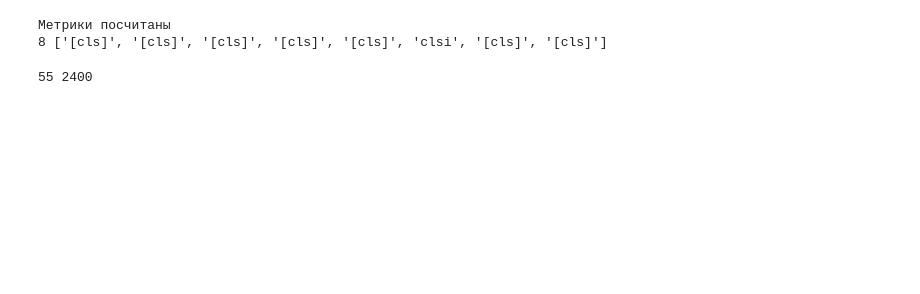
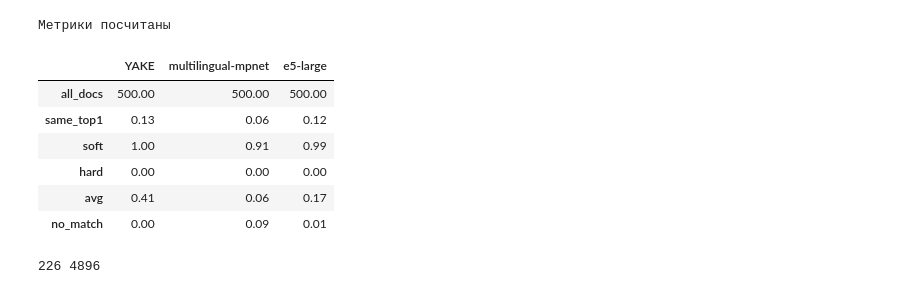
Before and after one commit to Ramnck/term-vector-extraction, a Jupyter notebook: vaildate.ipynb, the cells around one changed output. Cells and saved outputs as stored; diff of their text form; code cells hidden in the pictures; blank space fills up the shorter version.

```diff
--- a/vaildate.ipynb
+++ b/vaildate.ipynb
@@ -1,5 +1,5 @@
 # %%
-name_of_experiment = "term_vectors_rel"
+name_of_experiment = "500_raw_rel"
 output_file = "eval.json"
 # %%
 # Посчитать метрики
@@ -250,6 +238,5 @@ print(np.mean(num))
 # %%
 # Сравнить готовые терм вектора с полученными моей системой
-#
 
 from pathlib import Path
 from lexis import lemmatize_ru_word
@@ -258,33 +245,35 @@ import pandas as pd
 import json
 
 BASE_PATH = Path("data") / "eval"
-
+name_of_experiment = "80"
 # old_docs = old system termvectors (keywords)
 
 old_docs = {}
 
-raw_data = pd.read_csv(BASE_PATH / "80_with_TV.csv", delimiter=";")
+with open(Path("data") / "raw" / "term_vectors.json", encoding="utf-8") as file:
+    raw_data = json.load(file)
 
-for idx, raw in raw_data.iterrows():
-    id_mass = raw["Документ"].split("_")
-    id = id_mass[-1] + id_mass[0] + id_mass[1]
+for i in raw_data:
+    # id_mass = raw["Документ"].split("_")
+    id = i["doc_id"]
 
     old_docs[id] = []
-    for num in range(2, 52):
-        word = raw[str(num)].split("~")[0]
+    tv = i["termvector"][0]
+    for t in tv.split(" "):
+        word = t.split("~")[0]
         old_docs[id].append(lemmatize_ru_word(word))
 
 # new_docs = my keywords
 
 new_docs = {}
 
-list_of_files = list((BASE_PATH / "kwe").iterdir())
+list_of_files = list((BASE_PATH / "500").iterdir())
 
 for file_path in list_of_files:
     with open(file_path, encoding="utf-8") as file:
         data = json.load(file)
     new_docs[file_path.stem] = {
-        extractor_name: list(map(lemmatize_ru_word, kws))
+        extractor_name: list(map(lemmatize_ru_word, kws[0]))
         for extractor_name, kws in data["keywords"].items()
     }
 
@@ -313,33 +302,41 @@ for new_doc_id, new_kws in new_docs.items():
     try:
         old_kw = old_docs[new_doc_id]
         for extractor_name, new_kw in new_kws.items():
             hits = 0
             for new_term in new_kw:
                 if new_term in old_kw:
                     hits += 1
                 # if "cls" in new_term.lower():
                 #     bebra.append(new_term)
 
             metrics[extractor_name]["same_top1"] += new_kw[0] == old_kw[0]
             metrics[extractor_name]["soft"] += hits > 0
             metrics[extractor_name]["avg"] += hits / len(old_kw)
             metrics[extractor_name]["hard"] += hits == len(old_kw)
             metrics[extractor_name]["no_match"] += hits == 0
             metrics[extractor_name]["all_docs"] += 1
 
     except KeyError:
         continue
 
 for extractor_name, eval in metrics.items():
     # print(extractor_name, "metrics:")
     for metric in eval.keys():
         if metric != "all_docs":
             eval[metric] = round(eval[metric] / eval["all_docs"], 2)
 
 print("Метрики посчитаны")
+data = pd.DataFrame(metrics)
+data
 # print(len(bebra), bebra)
 # %% [output]
 Метрики посчитаны
-8 ['[cls]', '[cls]', '[cls]', '[cls]', '[cls]', 'clsi', '[cls]', '[cls]']
+|  | YAKE | multilingual-mpnet | e5-large |
+| all_docs | 500.00 | 500.00 | 500.00 |
+| same_top1 | 0.13 | 0.06 | 0.12 |
+| soft | 1.00 | 0.91 | 0.99 |
+| hard | 0.00 | 0.00 | 0.00 |
+| avg | 0.41 | 0.06 | 0.17 |
+| no_match | 0.00 | 0.09 | 0.01 |
 # %%
 # Оценить скорость работы алгоритмов
@@ -359,7 +355,7 @@ from pathlib import Path
 import json
 
 
-base_path = Path("data") / "eval" / "term_vectors_rel"
+base_path = Path("data") / "eval" / "80_rel_2"
 
 paths = list(base_path.iterdir())
 
@@ -376,4 +372,4 @@ for path in paths:
 
 print(empty, count)
 # %% [output]
-55 2400
+226 4896
```
Also changed, not shown: parts of 10 cells of this notebook, 10 other files.
